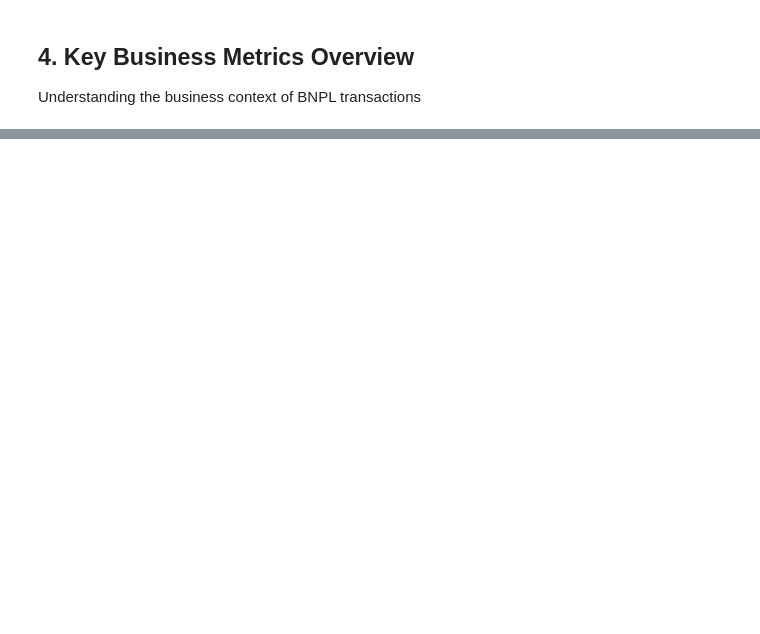
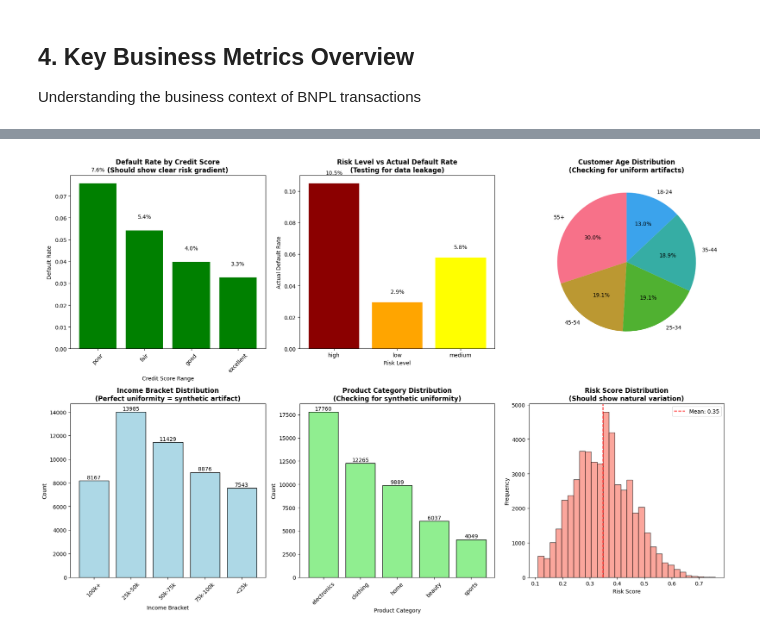
Before and after one commit to whitehackr/flit-ml, a Jupyter notebook: research/notebooks/01_data_exploration.ipynb, the cells around one changed output, grey strips where cells are left out. Drawn from its saved outputs; the diff is of its cells as text; code cells hidden in the pictures; blank space fills up the shorter version.

```diff
--- a/research/notebooks/01_data_exploration.ipynb
+++ b/research/notebooks/01_data_exploration.ipynb
@@ -197,0 +443,93 @@ for key, value in insights.items():
+# %%
+# Customer Profile & Risk Analysis
+fig, axes = plt.subplots(2, 3, figsize=(18, 12))
+
+# 1. Default rate by customer credit score
+default_by_credit = viz_df.groupby('customer_credit_score_range')['will_default'].agg(['mean', 'count']).reset_index()
+default_by_credit = default_by_credit.sort_values('mean', ascending=False)
+
+bars = axes[0,0].bar(default_by_credit['customer_credit_score_range'], default_by_credit['mean'],
+                     color=['red' if x > 0.15 else 'orange' if x > 0.1 else 'green' for x in default_by_credit['mean']])
+axes[0,0].set_title('Default Rate by Credit Score\n(Should show clear risk gradient)', fontweight='bold')
+axes[0,0].set_xlabel('Credit Score Range')
+axes[0,0].set_ylabel('Default Rate')
+axes[0,0].tick_params(axis='x', rotation=45)
+
+# Add value labels on bars
+for bar, val in zip(bars, default_by_credit['mean']):
+    axes[0,0].text(bar.get_x() + bar.get_width()/2, bar.get_height() + 0.005,
+                   f'{val:.1%}', ha='center', va='bottom')
+
+# 2. Risk Level vs Actual Defaults (looking for data leakage)
+risk_default = viz_df.groupby('risk_level')['will_default'].agg(['mean', 'count']).reset_index()
+bars = axes[0,1].bar(risk_default['risk_level'], risk_default['mean'],
+                     color=['darkred', 'orange', 'yellow'])
+axes[0,1].set_title('Risk Level vs Actual Default Rate\n(Testing for data leakage)', fontweight='bold')
+axes[0,1].set_xlabel('Risk Level')
+axes[0,1].set_ylabel('Actual Default Rate')
+
+# Add value labels
+for bar, val in zip(bars, risk_default['mean']):
+    axes[0,1].text(bar.get_x() + bar.get_width()/2, bar.get_height() + 0.005,
+                   f'{val:.1%}', ha='center', va='bottom')
+
+# 3. Customer Age Distribution
+age_counts = viz_df['customer_age_bracket'].value_counts()
+axes[0,2].pie(age_counts.values, labels=age_counts.index, autopct='%1.1f%%', startangle=90)
+axes[0,2].set_title('Customer Age Distribution\n(Checking for uniform artifacts)', fontweight='bold')
+
+# 4. Income bracket distribution (should not be perfectly uniform)
+income_counts = viz_df['customer_income_bracket'].value_counts().sort_index()
+axes[1,0].bar(range(len(income_counts)), income_counts.values,
+              color='lightblue', edgecolor='black')
+axes[1,0].set_title('Income Bracket Distribution\n(Perfect uniformity = synthetic artifact)', fontweight='bold')
+axes[1,0].set_xlabel('Income Bracket')
+axes[1,0].set_ylabel('Count')
+axes[1,0].set_xticks(range(len(income_counts)))
+axes[1,0].set_xticklabels(income_counts.index, rotation=45)
+
+# Add count labels
+for i, v in enumerate(income_counts.values):
+    axes[1,0].text(i, v + 50, str(v), ha='center', va='bottom')
+
+# 5. Product category distribution (another uniformity check)
+prod_counts = viz_df['product_category'].value_counts()
+axes[1,1].bar(prod_counts.index, prod_counts.values, color='lightgreen', edgecolor='black')
+axes[1,1].set_title('Product Category Distribution\n(Checking for synthetic uniformity)', fontweight='bold')
+axes[1,1].set_xlabel('Product Category')
+axes[1,1].set_ylabel('Count')
+axes[1,1].tick_params(axis='x', rotation=45)
+
+# Add count labels
+for i, (cat, count) in enumerate(prod_counts.items()):
+    axes[1,1].text(i, count + 50, str(count), ha='center', va='bottom')
+
+# 6. Risk Score Distribution (should be realistic, not heavily skewed)
+axes[1,2].hist(viz_df['risk_score'], bins=30, alpha=0.7, color='salmon', edgecolor='black')
+axes[1,2].set_title('Risk Score Distribution\n(Should show natural variation)', fontweight='bold')
+axes[1,2].set_xlabel('Risk Score')
+axes[1,2].set_ylabel('Frequency')
+axes[1,2].axvline(viz_df['risk_score'].mean(), color='red', linestyle='--',
+                  label=f'Mean: {viz_df["risk_score"].mean():.2f}')
+axes[1,2].legend()
+
+plt.tight_layout()
+plt.show()
+
+# Print insights
+print("🎯 CUSTOMER PROFILE INSIGHTS:")
+print("Default rates by credit score:")
+for _, row in default_by_credit.iterrows():
+    print(f"  {row['customer_credit_score_range']}: {row['mean']:.1%} ({row['count']:,} customers)")
+
+print(f"\n📊 Distribution uniformity check:")
+income_std = income_counts.std()
+income_mean = income_counts.mean()
+print(f"Income bracket coefficient of variation: {income_std/income_mean:.3f}")
+print(f"(Lower values suggest artificial uniformity)")
+
+product_std = prod_counts.std()
+product_mean = prod_counts.mean()
+print(f"Product category coefficient of variation: {product_std/product_mean:.3f}")
+# %% [output]
+[figure, added]
```
Also changed, not shown: parts of 26 cells of this notebook.
